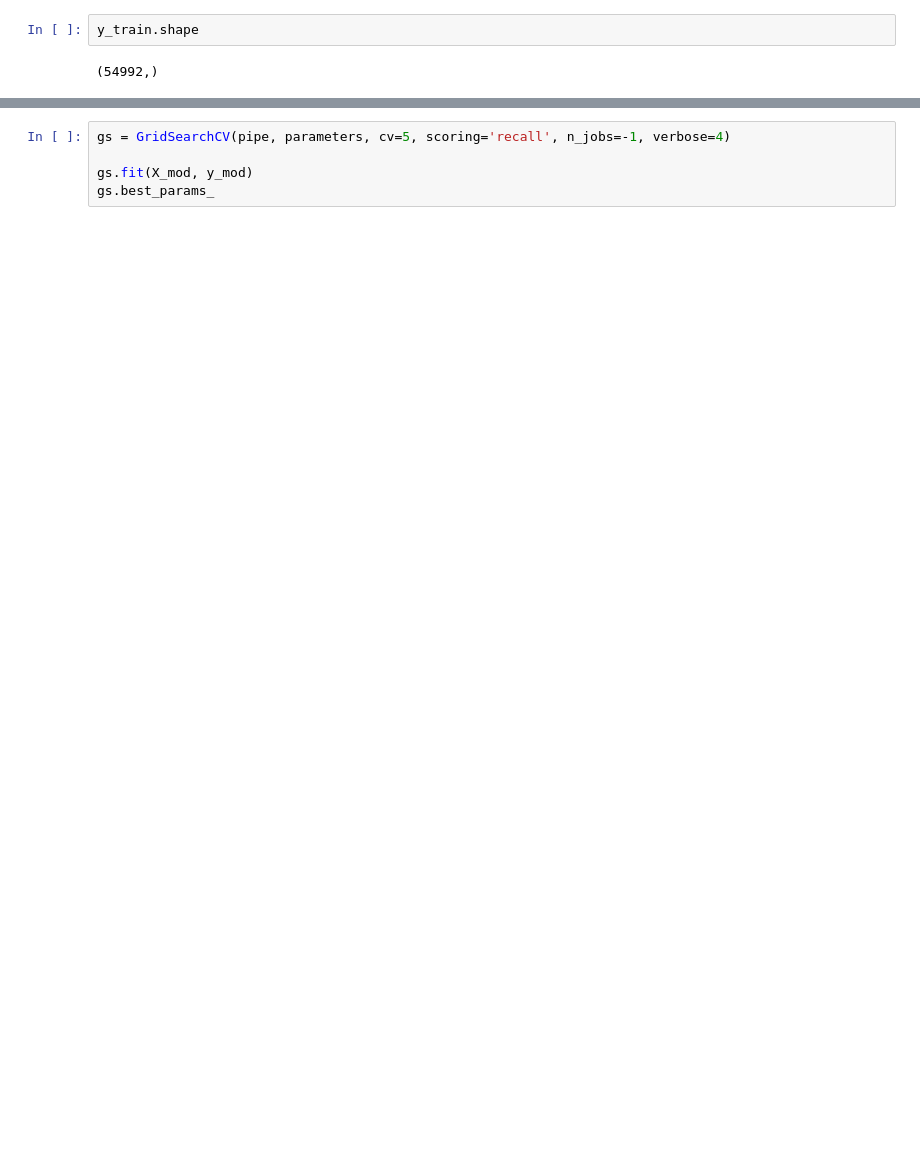
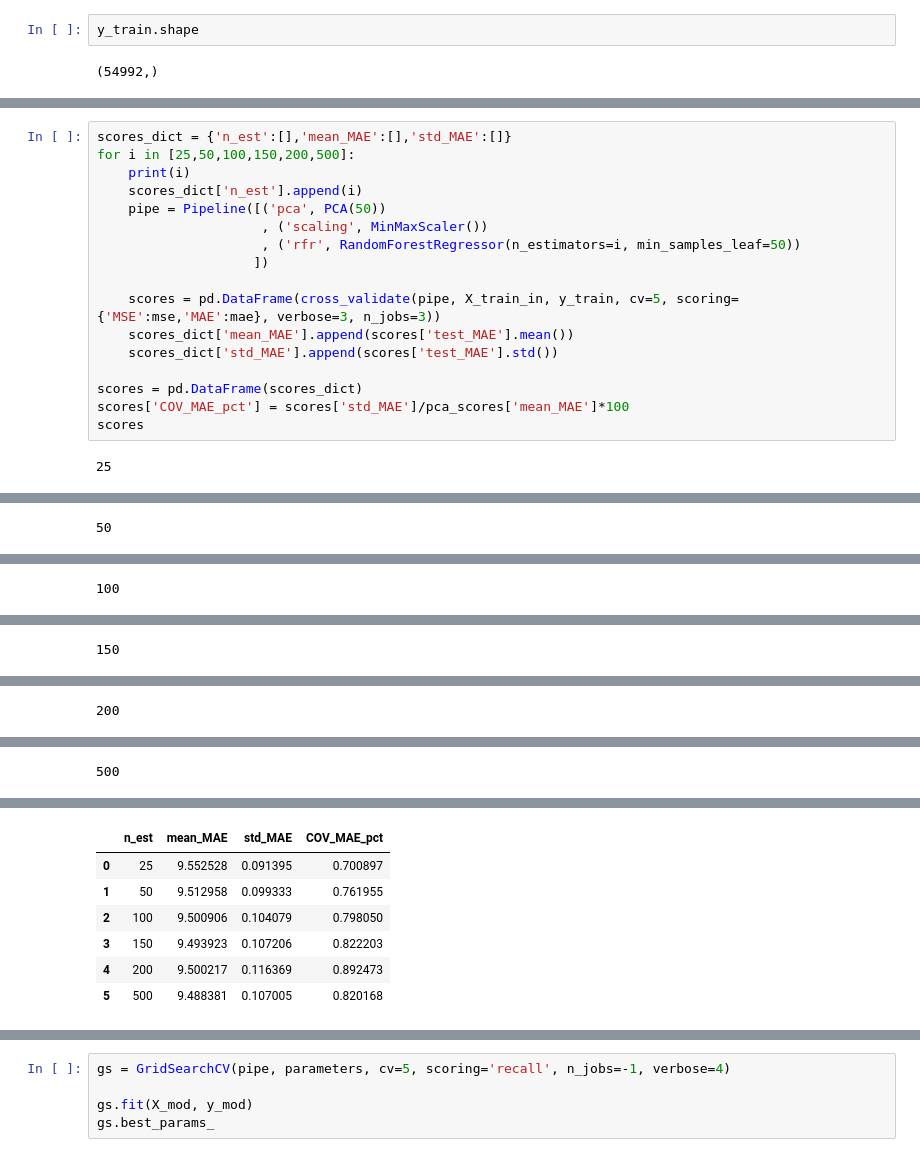
Before and after one commit to VanD3rWaals/portfolio_projects, a Jupyter notebook: ppg_model/modeling_NB.ipynb, the cells around one changed output, grey strips where cells are left out. Cells and saved outputs as stored; diff of their text form; blank space fills up the shorter version.

```diff
--- a/ppg_model/modeling_NB.ipynb
+++ b/ppg_model/modeling_NB.ipynb
@@ -537,0 +442,19 @@ pd.DataFrame(scores)
+# %%
+scores_dict = {'n_est':[],'mean_MAE':[],'std_MAE':[]}
+for i in [25,50,100,150,200,500]:
+    print(i)
+    scores_dict['n_est'].append(i)
+    pipe = Pipeline([('pca', PCA(50))
+                     , ('scaling', MinMaxScaler())
+                     , ('rfr', RandomForestRegressor(n_estimators=i, min_samples_leaf=50))
+                    ])
+
+    scores = pd.DataFrame(cross_validate(pipe, X_train_in, y_train, cv=5, scoring={'MSE':mse,'MAE':mae}, verbose=3, n_jobs=3))
+    scores_dict['mean_MAE'].append(scores['test_MAE'].mean())
+    scores_dict['std_MAE'].append(scores['test_MAE'].std())
+
+scores = pd.DataFrame(scores_dict)
+scores['COV_MAE_pct'] = scores['std_MAE']/pca_scores['mean_MAE']*100
+scores
+# %% [output]
+25
@@ -537,0 +465 @@ pd.DataFrame(scores)
+50
@@ -537,0 +469 @@ pd.DataFrame(scores)
+100
@@ -537,0 +473 @@ pd.DataFrame(scores)
+150
@@ -537,0 +477 @@ pd.DataFrame(scores)
+200
@@ -537,0 +481 @@ pd.DataFrame(scores)
+500
@@ -537,0 +484,7 @@ pd.DataFrame(scores)
+|  | n_est | mean_MAE | std_MAE | COV_MAE_pct |
+| 0 | 25 | 9.552528 | 0.091395 | 0.700897 |
+| 1 | 50 | 9.512958 | 0.099333 | 0.761955 |
+| 2 | 100 | 9.500906 | 0.104079 | 0.798050 |
+| 3 | 150 | 9.493923 | 0.107206 | 0.822203 |
+| 4 | 200 | 9.500217 | 0.116369 | 0.892473 |
+| 5 | 500 | 9.488381 | 0.107005 | 0.820168 |
```
Also changed, not shown: parts of 86 cells of this notebook.
